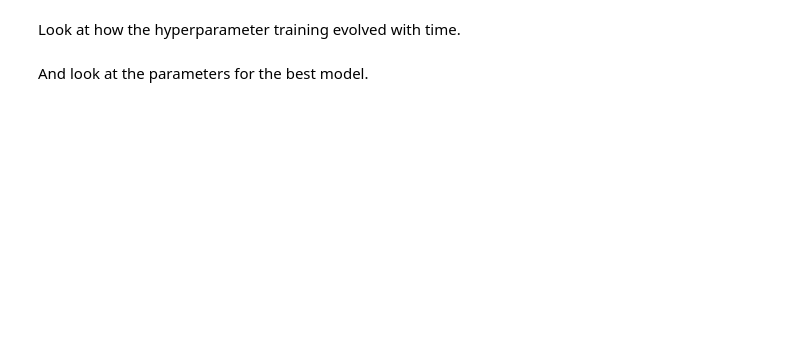
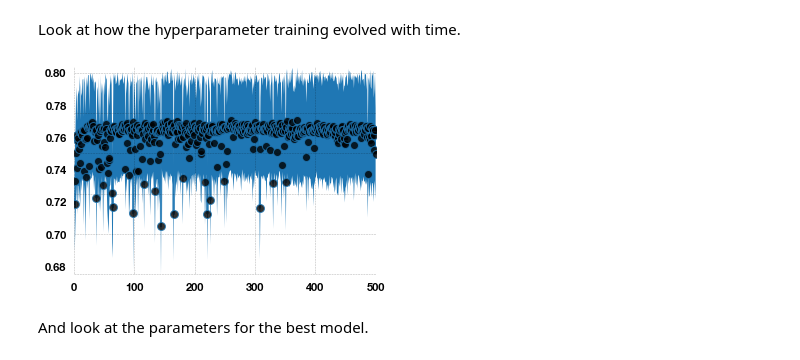
Before and after one commit to ACasey13/udacity-ML-capstone, a Jupyter notebook: Arvato Project Workbook.ipynb, the cells around one changed output. Drawn from its saved outputs; the diff is of its cells as text; code cells hidden in the pictures; blank space fills up the shorter version.

```diff
--- a/Arvato Project Workbook.ipynb
+++ b/Arvato Project Workbook.ipynb
@@ -1305,13 +1318,20 @@ Look at how the hyperparameter training evolved with time.
 # %%
 res = pd.read_csv(out_file)
 fig, ax = plt.subplots(figsize=(4.8, 3.2))
 ax.fill_between(res['iteration'],
                 res['auc_score'] - res['auc_std'],
                 res['auc_score'] + res['auc_std'],
-                marker='o', mfc='k', alpha=.8)
+               )
+ax.plot(res['iteration'], res['auc_score'],
+            marker='o', mfc='k', alpha=.8)
 plt_format(ax)
+ax.set_xlim(-1, 501)
+ax.set_ylim(np.min(res['auc_score'] - res['auc_std']),
+            np.max(res['auc_score'] + res['auc_std']))
 
 plt.savefig('./web_report/imgs/hyper_train.png', transparent=True)
+# %% [output]
+[figure, added]
 # %% [markdown]
 And look at the parameters for the best model.
 # %%
```
Also changed, not shown: parts of 8 cells of this notebook, 3 other files.
